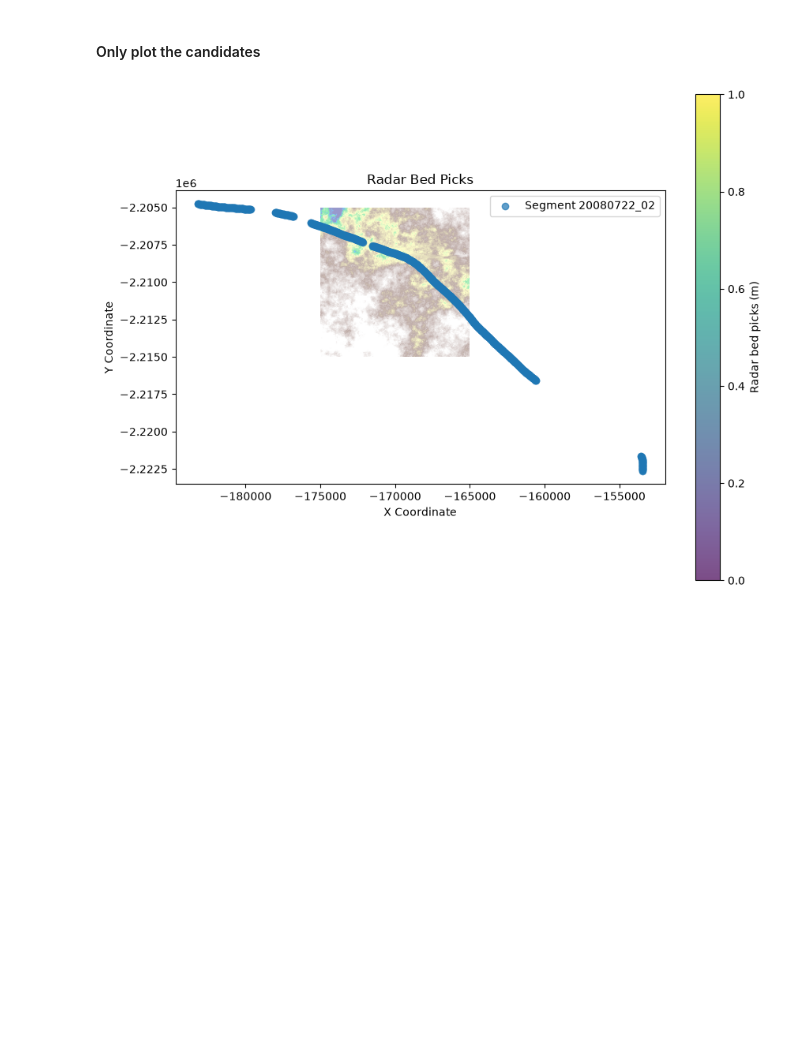
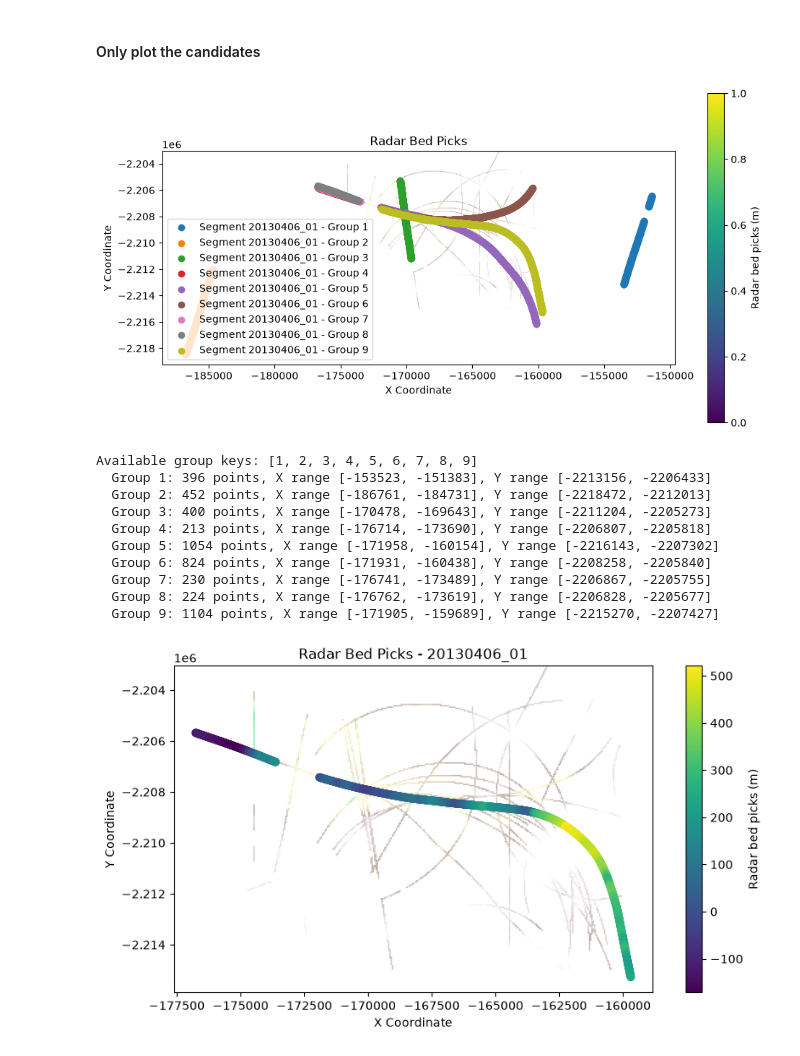
Before and after one commit to alastairyang/invert-basal-ice, a Jupyter notebook: notebook/bedTopographyEqip.ipynb, the cells around one changed output. Saved outputs shown, nothing was run; the diff lists cells and outputs as text; code cells hidden in the pictures; blank space fills up the shorter version.

```diff
--- a/notebook/bedTopographyEqip.ipynb
+++ b/notebook/bedTopographyEqip.ipynb
@@ -17,7 +17,7 @@ bed_picks = pd.read_csv(bed_picks_path)
 print(bed_picks.head())
 
 # load a stochastic bed for reference
-stochastic_bed = pd.read_csv(stochastic_bed_path.replace('*', 'SGS_realization_3'))
+stochastic_bed = pd.read_csv(stochastic_bed_path.replace('*', 'SGS_realization_1_data'))
 
 # count unique 'segment' in the pandas table, segments are strings
 unique_segments = bed_picks['segment'].nunique()
@@ -99,25 +99,70 @@ for name, group in bed_picks_grouped:
 #### Only plot the candidates
 # %%
 # candidate segments
-# segment_candidates = ['20120421_01', '20130406_01', '20190507_01', '20080722_02', '20120421_01', '20130406_01']
-segment_candidates = ['20080722_02']
+segment_candidates = ['20130406_01']
 
-plt.figure(figsize=(10, 8))
+plt.figure(figsize=(10, 5))
 plt.imshow(Z_interp, extent=extent, origin='lower', cmap='terrain', vmin=-400, vmax=400, alpha=0.5)
 # plot the candidate segments
 for segment in segment_candidates:
     segment_data = bed_picks[bed_picks['segment'] == segment]
-    plt.scatter(segment_data['X'], segment_data['Y'],
-                cmap='terrain', vmin=-400, vmax=400, alpha=0.7,
-                label=f'Segment {segment}')
-# plt.xlim(extent[0], extent[1])
-# plt.ylim(extent[2], extent[3])
+    pices = (segment_data['Dist'] == 0).cumsum()
+    segment_grouped = segment_data.groupby(pices)
+    for name, segment_data in segment_grouped:
+        plt.scatter(segment_data['X'], segment_data['Y'],
+                    cmap='terrain', vmin=-400, vmax=400,
+                    label=f'Segment {segment} - Group {name}')
 plt.colorbar(label='Radar bed picks (m)')
 plt.legend()
 plt.title('Radar Bed Picks')
 plt.xlabel('X Coordinate')
 plt.ylabel('Y Coordinate')
+plt.tight_layout()
 plt.show()
+
+
+segment_picked = ['20130406_01']
+
+# FOLLOWING BLOCK IS SPECIFIC TO A SEGMENT
+if segment_picked[0] == '20130406_01':
+    # filter first, then compute groups on the filtered data
+    segment_new = bed_picks[bed_picks['segment'].isin(segment_picked)].copy()
+    segment_new_grouped = segment_new.groupby((segment_new['Dist'] == 0).cumsum())
+
+    # inspect available groups
+    keys = list(segment_new_grouped.groups.keys())
+    print("Available group keys:", keys)
+    for name, grp in segment_new_grouped:
+        print(f"  Group {name}: {len(grp)} points, "
+              f"X range [{grp['X'].min():.0f}, {grp['X'].max():.0f}], "
+              f"Y range [{grp['Y'].min():.0f}, {grp['Y'].max():.0f}]")
+
+    # combine all groups (or replace `keys` with a subset, e.g. keys[-2:])
+    segment_new = pd.concat([segment_new_grouped.get_group(k) for k in [8,9]])
+    segment_new = segment_new.reset_index(drop=True)
+
+# visualize just the new segment
+plt.figure(figsize=(10, 5))
+plt.imshow(Z_interp, extent=extent, origin='lower', cmap='terrain', vmin=-400, vmax=400, alpha=0.5)
+plt.scatter(segment_new['X'], segment_new['Y'], c=segment_new['bottom'],
+            cmap='viridis',
+            label=f'Segment {segment_picked[0]} - All Groups')
+plt.colorbar(label='Radar bed picks (m)')
+plt.title(f'Radar Bed Picks - {segment_picked[0]}')
+plt.xlabel('X Coordinate')
+plt.ylabel('Y Coordinate')
+plt.show()
 # %% [output]
-[figure, old version]
+[figure, new version]
+Available group keys: [1, 2, 3, 4, 5, 6, 7, 8, 9]
+  Group 1: 396 points, X range [-153523, -151383], Y range [-2213156, -2206433]
+  Group 2: 452 points, X range [-186761, -184731], Y range [-2218472, -2212013]
+  Group 3: 400 points, X range [-170478, -169643], Y range [-2211204, -2205273]
+  Group 4: 213 points, X range [-176714, -173690], Y range [-2206807, -2205818]
+  Group 5: 1054 points, X range [-171958, -160154], Y range [-2216143, -2207302]
+  Group 6: 824 points, X range [-171931, -160438], Y range [-2208258, -2205840]
+  Group 7: 230 points, X range [-176741, -173489], Y range [-2206867, -2205755]
+  Group 8: 224 points, X range [-176762, -173619], Y range [-2206828, -2205677]
+  Group 9: 1104 points, X range [-171905, -159689], Y range [-2215270, -2207427]
+[figure, added]
 # %%
```
Also changed, not shown: parts of 2 cells of this notebook, 40 other files.
